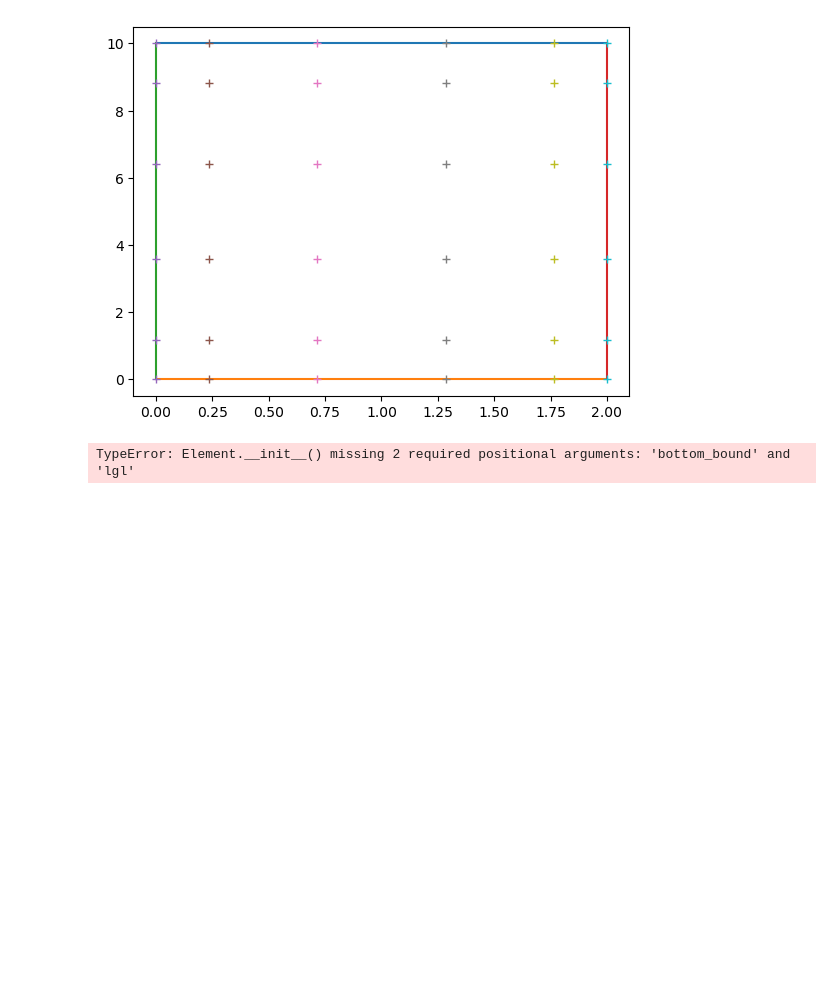
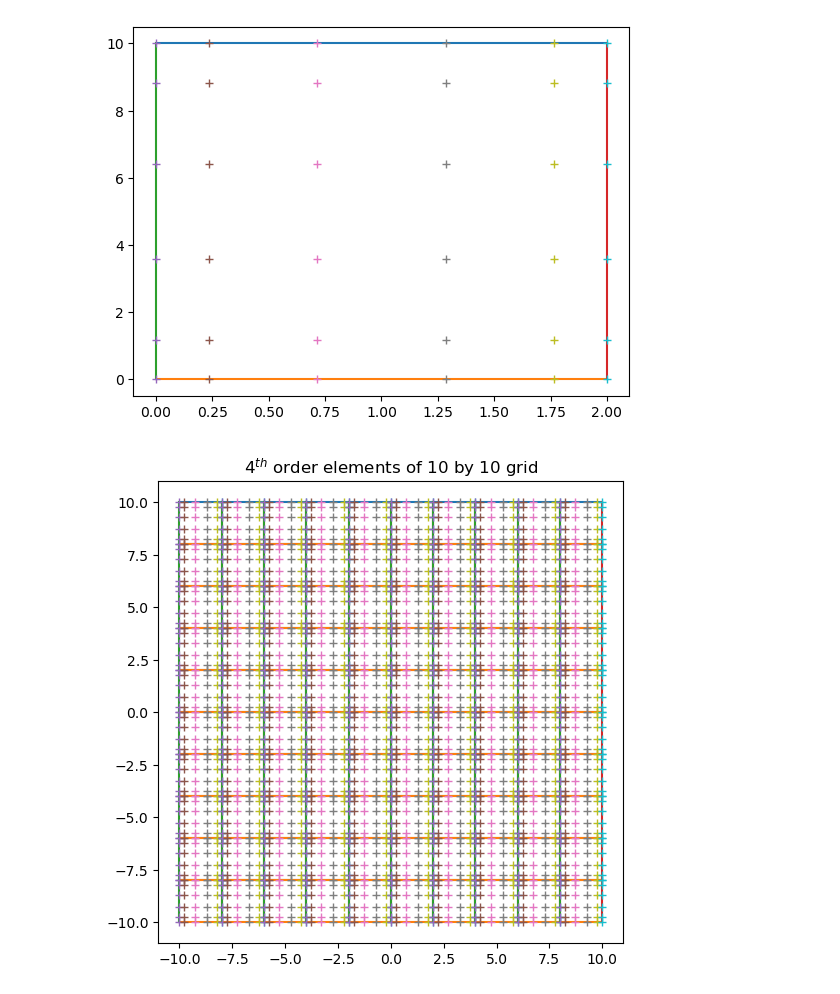
Before and after one commit to AbdulrahmanKT/Shafaq, a Jupyter notebook: Matricies/Hw4.ipynb, the cells around one changed output. Saved outputs shown, nothing was run; the diff lists cells and outputs as text; code cells hidden in the pictures; blank space fills up the shorter version.

```diff
--- a/Matricies/Hw4.ipynb
+++ b/Matricies/Hw4.ipynb
@@ -82,7 +82,6 @@ class Element:
 
 
     def print_computational_points(self):
-        n = len(self.lgl)
         X, Y = np.meshgrid(self.lgl,self.lgl)
         return X, Y
 
@@ -143,17 +143,19 @@ class Mesh:
         self.y_max   = y_max
         self.nex     = nex
         self.ney     = ney
-        self.element = []
-        self.generate_mesh()
-        self.t = None
-        self.solution = None
+        self.elements = [[None for _ in range(ney)] for _ in range(nex)]  # 2D list of elements
+        #self.generate_mesh()
+        self.t = 0
+
+
     def generate_mesh(self):
         """
         Creates elements and assigns them to the mesh.
         """
+        self.solution = None
         dx = (self.x_max - self.x_min) / self.nex
         dy = (self.y_max - self.y_min) / self.ney
-        index = 0
+        index = 0 # For intializing element IDs
 
         for i in range(self.nex):
             for j in range(self.ney):
@@ -162,18 +164,30 @@ class Mesh:
                 bottom_bound = self.y_min + j * dy
                 top_bound = self.y_min + (j+1) * dy
 
-                element = Element(index, index, self.t , solution, left_bound, right_bound, top_bound, bottom_bound, lgl)
-                self.elements.append(element)
+                element = Element( index, self.t , self.solution, left_bound, right_bound, top_bound, bottom_bound, lgl)
+                self.elements[i][j] = element
                 index += 1
 
     def get_element(self, i, j):
         """
         Retrieves an element by its (i, j) position in the grid.
         """
-        index = i * self.ney + j
-        return self.elements[index]
+        return self.elements[i][j]
+    def print_all_elements(self):
+        k = []
+        plt.figure(figsize=(6,6))  # Create a figure
+        for i in range(self.nex):
+            for j in range(self.ney):
+                k = self.elements[i][j]
+                k.print_box_with_nodes()
 # %%
+nex = 10
+ney = 10
 m = Mesh(x_min, x_max,  y_max,y_min , nex, ney,5)
-m.generate_mesh
+m.generate_mesh()
+
+m.print_all_elements()
+plt.title("$4^{th}$ order elements of 10 by 10 grid")
+plt.show()
 # %% [output]
-TypeError: Element.__init__() missing 2 required positional arguments: 'bottom_bound' and 'lgl'
+[figure, added]
```
Also changed, not shown: parts of 2 cells of this notebook.
